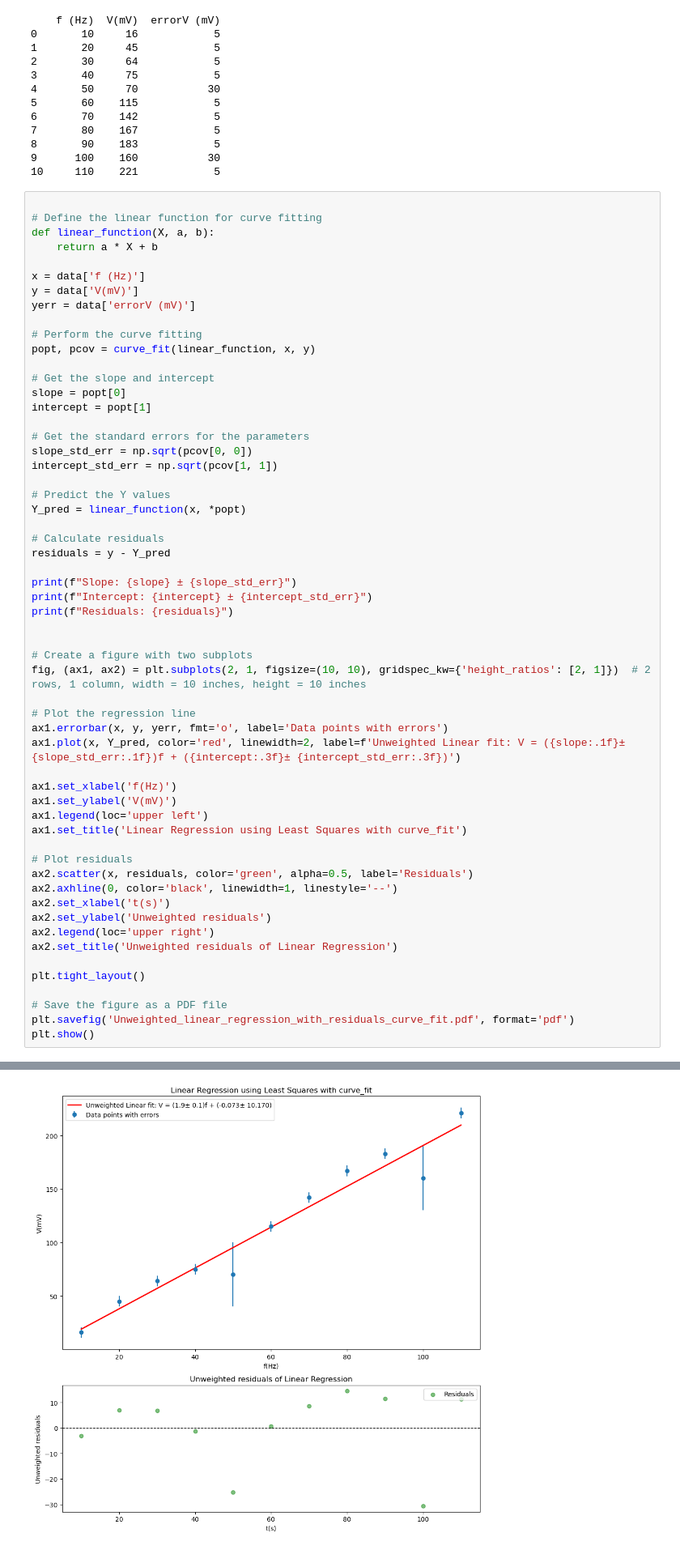
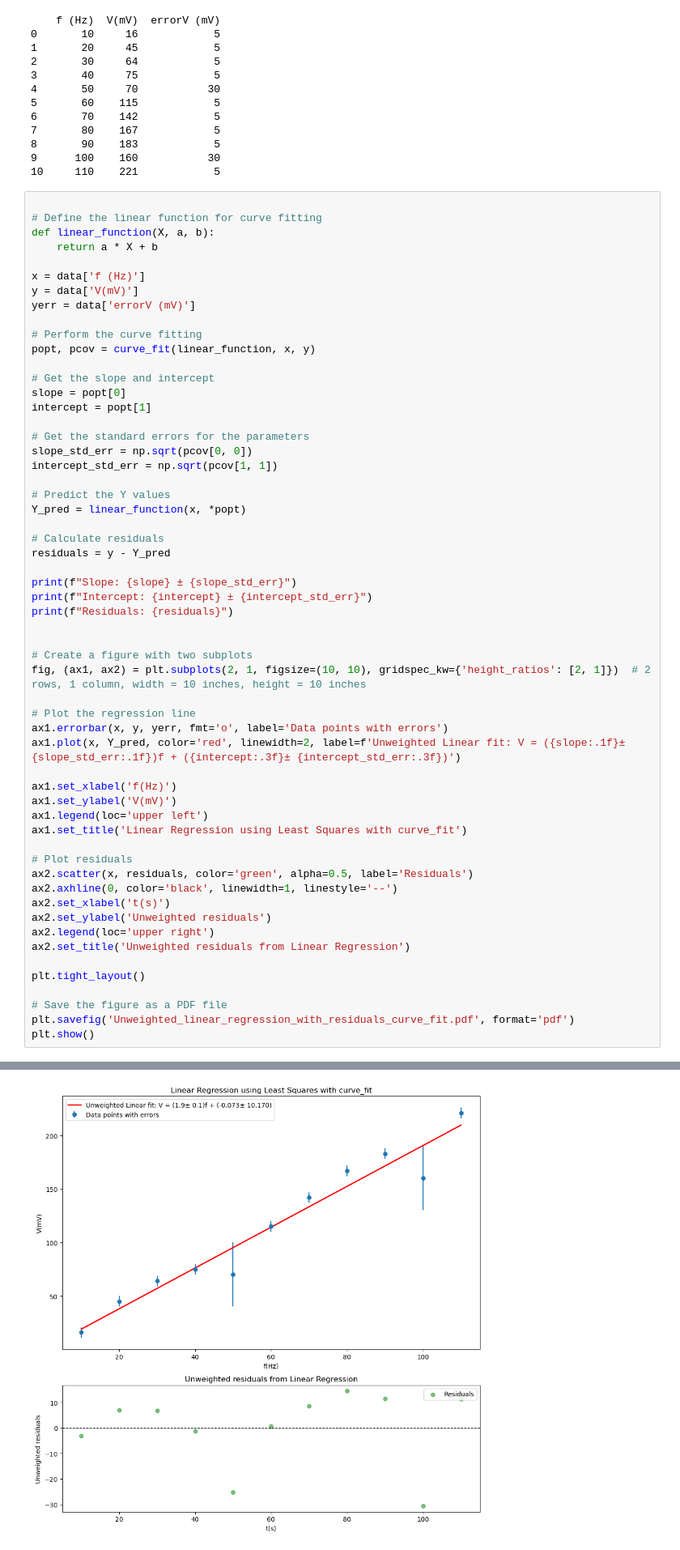
Before and after one commit to roelrou/Frequency_voltaje, a Jupyter notebook: Unweighted_linear_regression_curve_fit.ipynb, the cells around one changed output, grey strips where cells are left out. Shown at 81% size. Cells and saved outputs as stored; diff of their text form.

```diff
--- a/Unweighted_linear_regression_curve_fit.ipynb
+++ b/Unweighted_linear_regression_curve_fit.ipynb
@@ -64,32 +64,32 @@ ax1.set_ylabel('V(mV)')
 ax1.legend(loc='upper left')
 ax1.set_title('Linear Regression using Least Squares with curve_fit')
 
 # Plot residuals
 ax2.scatter(x, residuals, color='green', alpha=0.5, label='Residuals')
 ax2.axhline(0, color='black', linewidth=1, linestyle='--')
 ax2.set_xlabel('t(s)')
 ax2.set_ylabel('Unweighted residuals')
 ax2.legend(loc='upper right')
-ax2.set_title('Unweighted residuals of Linear Regression')
+ax2.set_title('Unweighted residuals from Linear Regression')
 
 plt.tight_layout()
 
 # Save the figure as a PDF file
 plt.savefig('Unweighted_linear_regression_with_residuals_curve_fit.pdf', format='pdf')
 plt.show()
 # %% [output]
 Slope: 1.907272727274706 ± 0.149947886231307
 Intercept: -0.0727272727295909 ± 10.169958028984754
 Residuals: 0     -3.000000
 1      6.927273
 2      6.854545
 3     -1.218182
 4    -25.290909
 5      0.636364
 6      8.563636
 7     14.490909
 8     11.418182
 9    -30.654545
 10    11.272727
 dtype: float64
-[figure, old version]
+[figure, new version]
```
